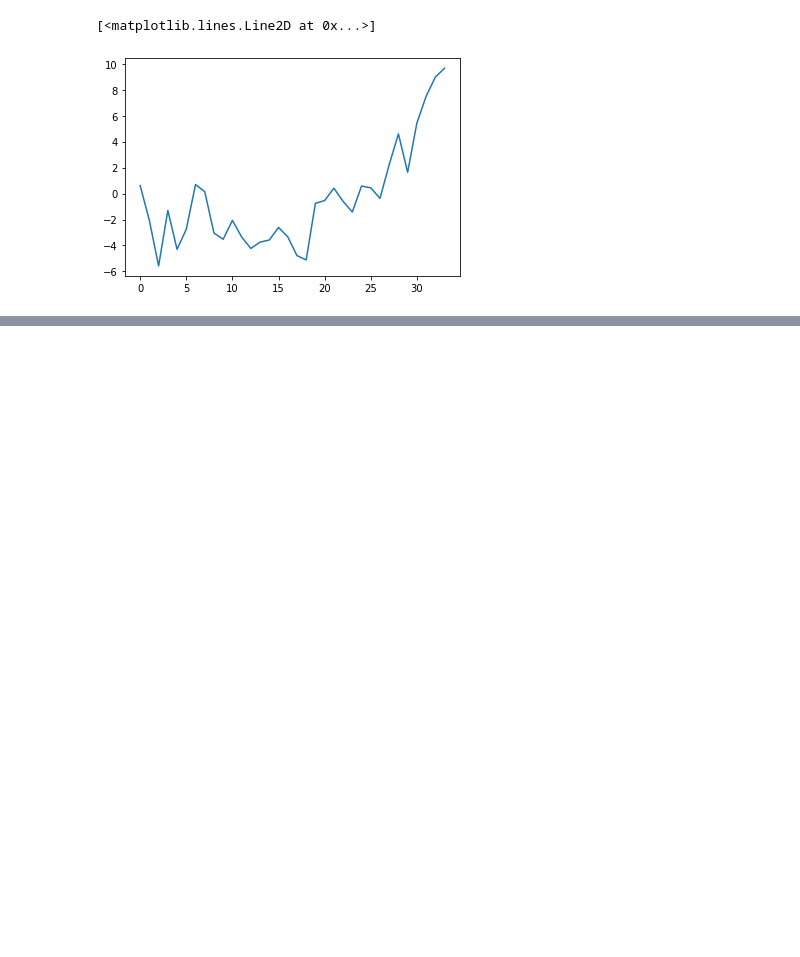
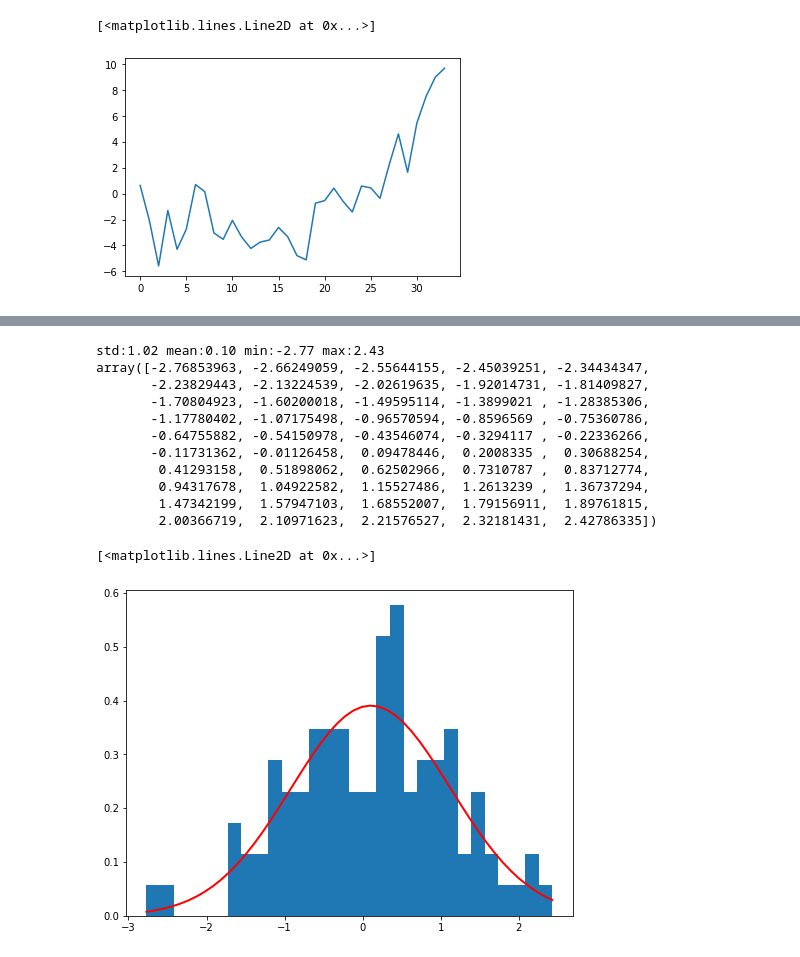
Before and after one commit to wd64759/quants, a Jupyter notebook: quants/trade_notes.ipynb, the cells around one changed output, grey strips where cells are left out. Saved outputs shown, nothing was run; the diff lists cells and outputs as text; code cells hidden in the pictures; blank space fills up the shorter version.

```diff
--- a/quants/trade_notes.ipynb
+++ b/quants/trade_notes.ipynb
@@ -144,0 +265,33 @@ plt.plot(np.array(loopback.profit_days).cumsum())
+# %%
+import matplotlib.pyplot as plt
+from pprint import pprint
+
+import scipy.stats as scs
+s_data = s_20[2]
+s_std = s_data.std()
+s_mean = s_data.mean()
+s_min = s_data.min()
+s_max = s_data.max()
+print('std:{:.2f} mean:{:.2f} min:{:.2f} max:{:.2f}'.format(s_std, s_mean, s_min, s_max))
+plt.figure(figsize=(8,6))
+plt.hist(s_data, bins=30, density = True)
+
+f_line = np.linspace(s_min, s_max)
+pprint(f_line)
+# pdf = scs.norm(s_mean, s_std).pdf(f_line)
+pdf = scs.norm(s_mean, s_std).pdf(f_line)
+plt.plot(f_line, pdf, lw=2, c='r')
+# %% [output]
+std:1.02 mean:0.10 min:-2.77 max:2.43
+array([-2.76853963, -2.66249059, -2.55644155, -2.45039251, -2.34434347,
+       -2.23829443, -2.13224539, -2.02619635, -1.92014731, -1.81409827,
+       -1.70804923, -1.60200018, -1.49595114, -1.3899021 , -1.28385306,
+       -1.17780402, -1.07175498, -0.96570594, -0.8596569 , -0.75360786,
+       -0.64755882, -0.54150978, -0.43546074, -0.3294117 , -0.22336266,
+       -0.11731362, -0.01126458,  0.09478446,  0.2008335 ,  0.30688254,
+        0.41293158,  0.51898062,  0.62502966,  0.7310787 ,  0.83712774,
+        0.94317678,  1.04922582,  1.15527486,  1.2613239 ,  1.36737294,
+        1.47342199,  1.57947103,  1.68552007,  1.79156911,  1.89761815,
+        2.00366719,  2.10971623,  2.21576527,  2.32181431,  2.42786335])
+[<matplotlib.lines.Line2D at 0x...>]
+[figure, added]
```
Also changed, not shown: parts of 18 cells of this notebook, 5 other files.
